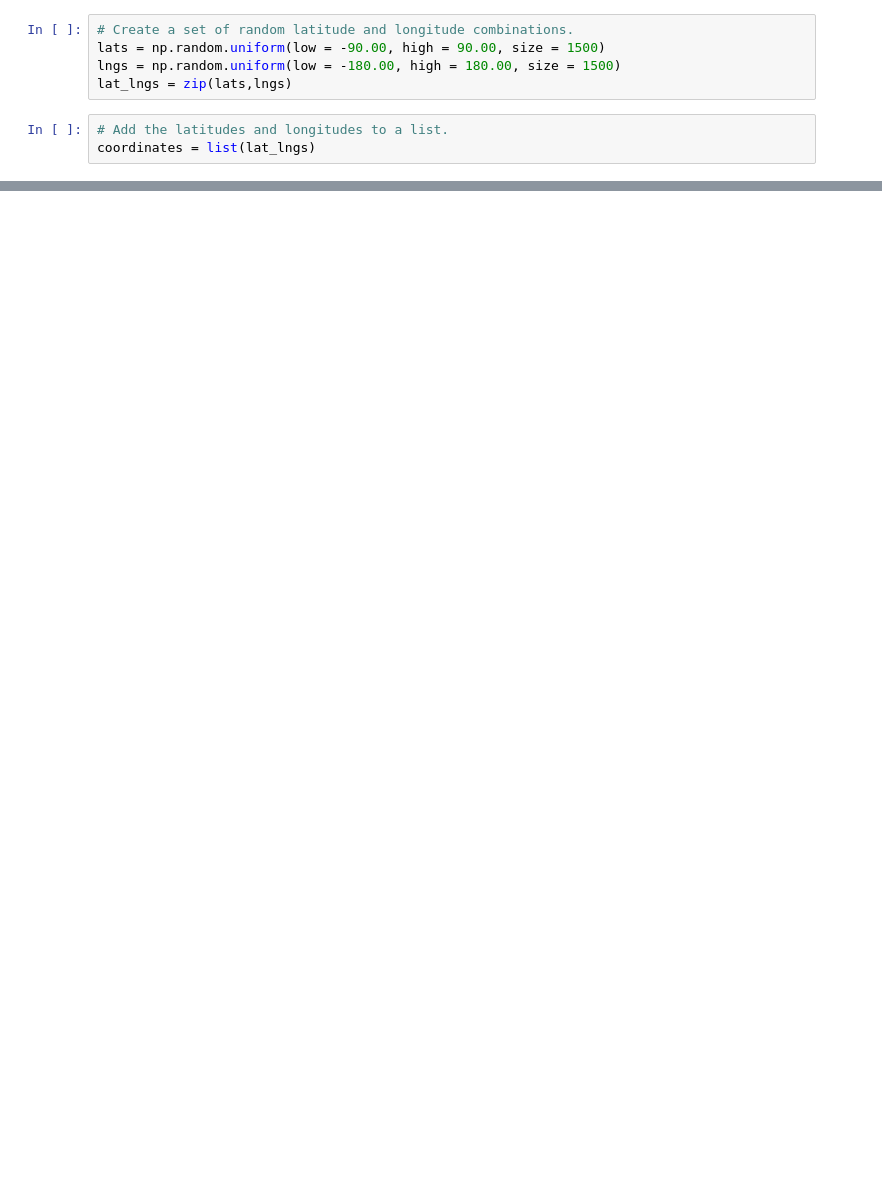
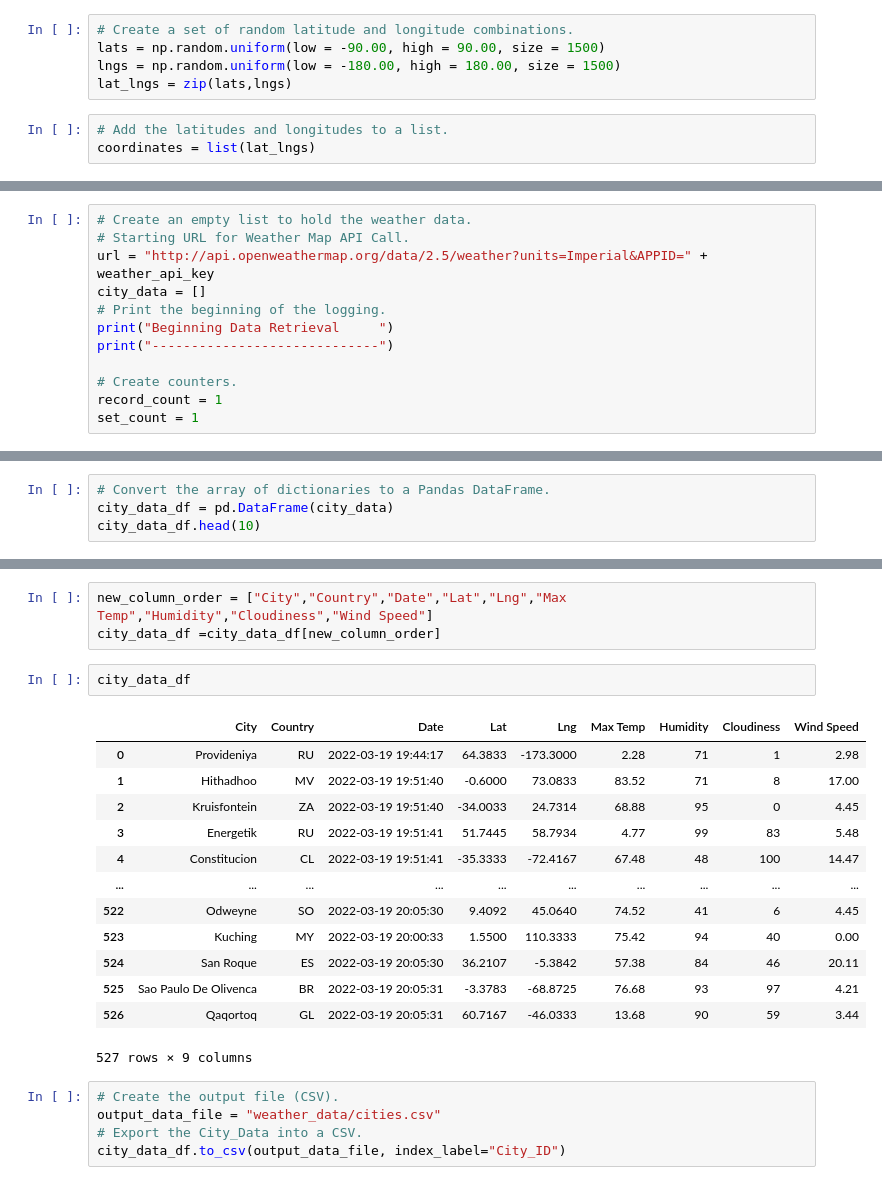
Before and after one commit to raneymjohnGit/World_Weather_Analysis, a Jupyter notebook: WeatherPy.ipynb, the cells around one changed output, grey strips where cells are left out. Drawn from its saved outputs; the diff is of its cells as text; blank space fills up the shorter version.

```diff
--- a/WeatherPy.ipynb
+++ b/WeatherPy.ipynb
@@ -29,0 +33,12 @@ print(len(cities))
+# %%
+# Create an empty list to hold the weather data.
+# Starting URL for Weather Map API Call.
+url = "http://api.openweathermap.org/data/2.5/weather?units=Imperial&APPID=" + weather_api_key
+city_data = []
+# Print the beginning of the logging.
+print("Beginning Data Retrieval     ")
+print("-----------------------------")
+
+# Create counters.
+record_count = 1
+set_count = 1
@@ -29,0 +113,4 @@ print(len(cities))
+# %%
+# Convert the array of dictionaries to a Pandas DataFrame.
+city_data_df = pd.DataFrame(city_data)
+city_data_df.head(10)
@@ -29,0 +129,24 @@ print(len(cities))
+# %%
+new_column_order = ["City","Country","Date","Lat","Lng","Max Temp","Humidity","Cloudiness","Wind Speed"]
+city_data_df =city_data_df[new_column_order]
+# %%
+city_data_df
+# %% [output]
+|  | City | Country | Date | Lat | Lng | Max Temp | Humidity | Cloudiness | Wind Speed |
+| 0 | Provideniya | RU | 2022-03-19 19:44:17 | 64.3833 | -173.3000 | 2.28 | 71 | 1 | 2.98 |
+| 1 | Hithadhoo | MV | 2022-03-19 19:51:40 | -0.6000 | 73.0833 | 83.52 | 71 | 8 | 17.00 |
+| 2 | Kruisfontein | ZA | 2022-03-19 19:51:40 | -34.0033 | 24.7314 | 68.88 | 95 | 0 | 4.45 |
+| 3 | Energetik | RU | 2022-03-19 19:51:41 | 51.7445 | 58.7934 | 4.77 | 99 | 83 | 5.48 |
+| 4 | Constitucion | CL | 2022-03-19 19:51:41 | -35.3333 | -72.4167 | 67.48 | 48 | 100 | 14.47 |
+| ... | ... | ... | ... | ... | ... | ... | ... | ... | ... |
+| 522 | Odweyne | SO | 2022-03-19 20:05:30 | 9.4092 | 45.0640 | 74.52 | 41 | 6 | 4.45 |
+| 523 | Kuching | MY | 2022-03-19 20:00:33 | 1.5500 | 110.3333 | 75.42 | 94 | 40 | 0.00 |
+| 524 | San Roque | ES | 2022-03-19 20:05:30 | 36.2107 | -5.3842 | 57.38 | 84 | 46 | 20.11 |
+| 525 | Sao Paulo De Olivenca | BR | 2022-03-19 20:05:31 | -3.3783 | -68.8725 | 76.68 | 93 | 97 | 4.21 |
+| 526 | Qaqortoq | GL | 2022-03-19 20:05:31 | 60.7167 | -46.0333 | 13.68 | 90 | 59 | 3.44 |
+527 rows × 9 columns
+# %%
+# Create the output file (CSV).
+output_data_file = "weather_data/cities.csv"
+# Export the City_Data into a CSV.
+city_data_df.to_csv(output_data_file, index_label="City_ID")
```
Also changed, not shown: parts of 5 cells of this notebook, 3 other files.
